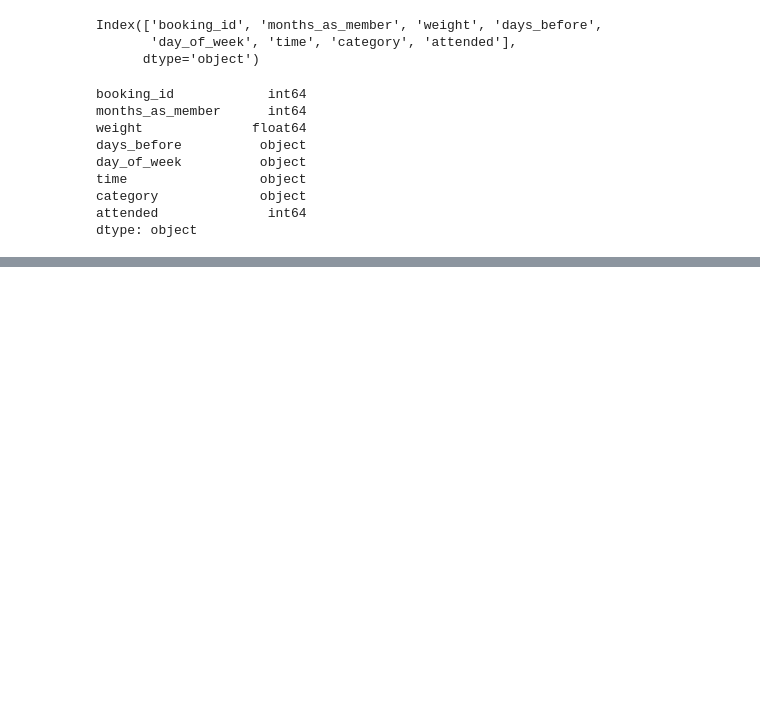
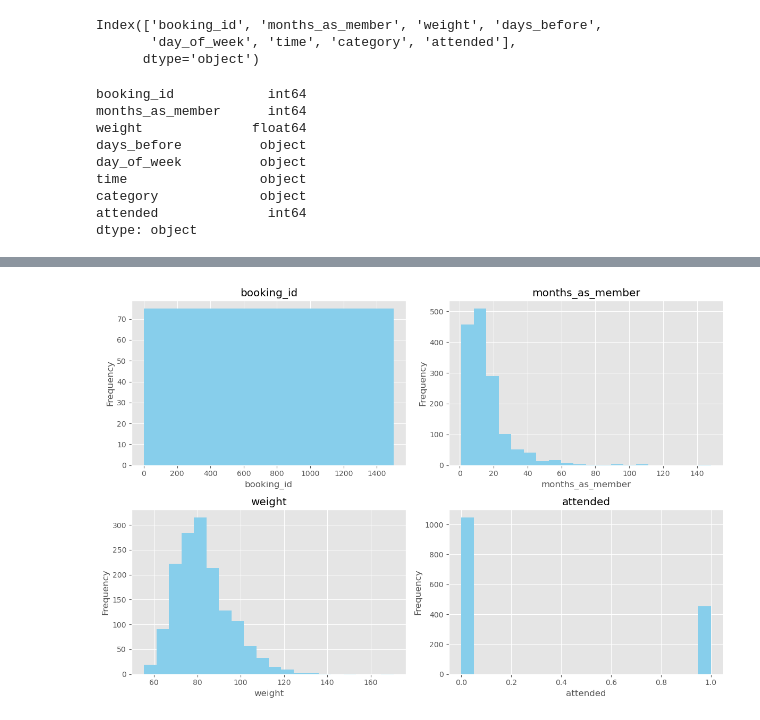
Before and after one commit to LoveRedemption/Fitness-class, a Jupyter notebook: Fitness Class EdA.ipynb, the cells around one changed output, grey strips where cells are left out. Drawn from its saved outputs; the diff is of its cells as text; code cells hidden in the pictures; blank space fills up the shorter version.

```diff
--- a/Fitness Class EdA.ipynb
+++ b/Fitness Class EdA.ipynb
@@ -81,0 +174,18 @@ dtype: object
+# %%
+# Remove 'days' from 'days_before' column
+df['days_before'] = df['days_before'].str.replace(' days', '')
+
+# Replace '-' in category column with 'uknown'
+df['category'] = df['category'].str.replace('-', 'unknown')
+
+# Replace 'day_of_week' values with abbreviated versions
+df['day_of_week'] = df['day_of_week'].str.replace('Wednesday', 'Wed')
+df['day_of_week'] = df['day_of_week'].str.replace('Fri.', 'Fri')
+df['day_of_week'] = df['day_of_week'].str.replace('Monday', 'Mon')
+
+# Replace the missing values in 'weight' column with the overall mean
+avg_weight = df['weight'].mean().round(2)
+df['weight'].fillna(avg_weight, inplace=True)
+
+# check if there is still missing values in 'weight' column
+df['weight'].isnull().sum()
@@ -81,0 +242,29 @@ dtype: object
+# %%
+# Select the numerical columns for the subplot
+numerical_columns = ['booking_id', 'months_as_member', 'weight', 'attended']
+
+# Define the number of rows and columns for the subplot
+num_rows = 2
+num_cols = 2
+
+# Create a subplot
+fig, axes = plt.subplots(num_rows, num_cols, figsize=(12, 8))
+
+# Flatten the 2D axes array for easier indexing
+axes = axes.flatten()
+
+# Loop through the numerical columns and plot them
+for i, col in enumerate(numerical_columns):
+    ax = axes[i]
+    ax.hist(df[col], bins=20, color='skyblue')
+    ax.set_title(col)
+    ax.set_xlabel(col)
+    ax.set_ylabel('Frequency')
+
+# Adjust layout
+plt.tight_layout()
+
+# Show the plot
+plt.show()
+# %% [output]
+[figure, added]
```
Also changed, not shown: parts of 16 cells of this notebook, 3 other files.
